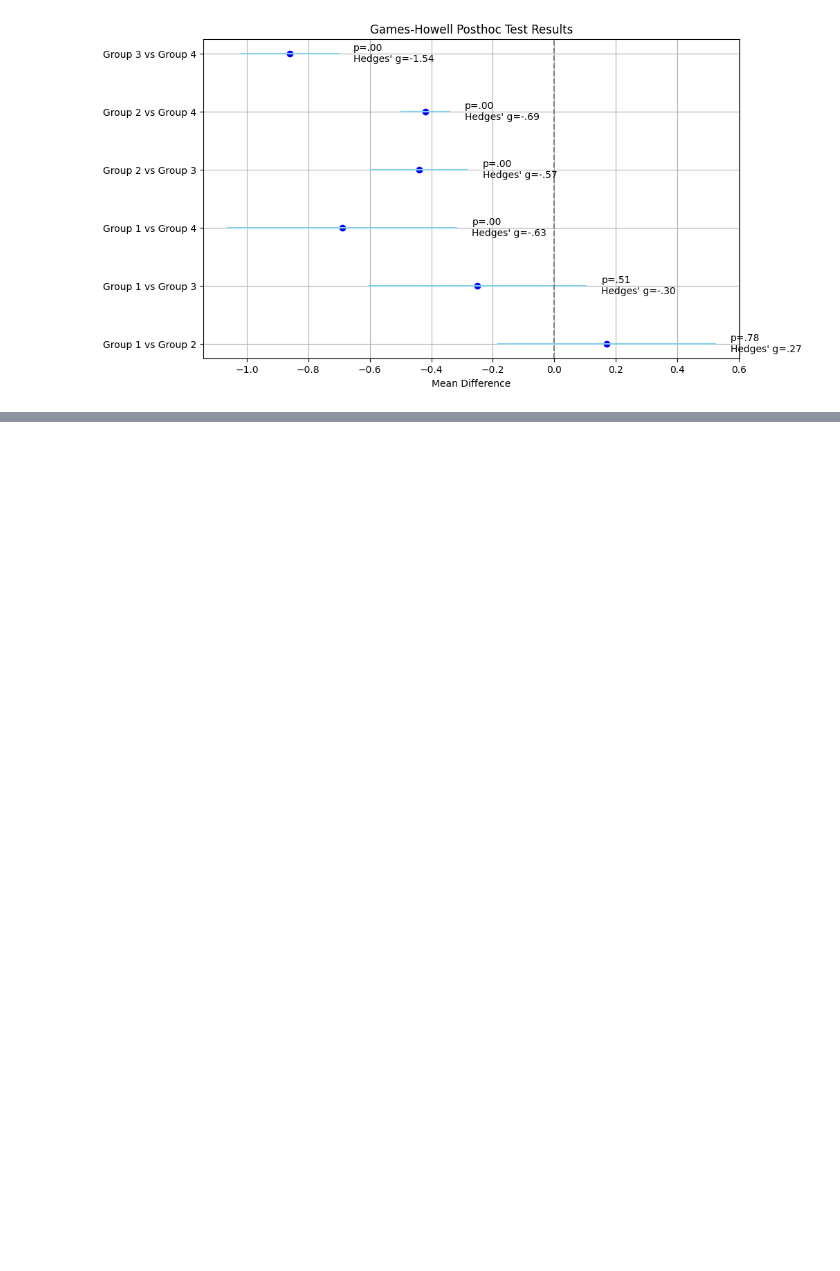
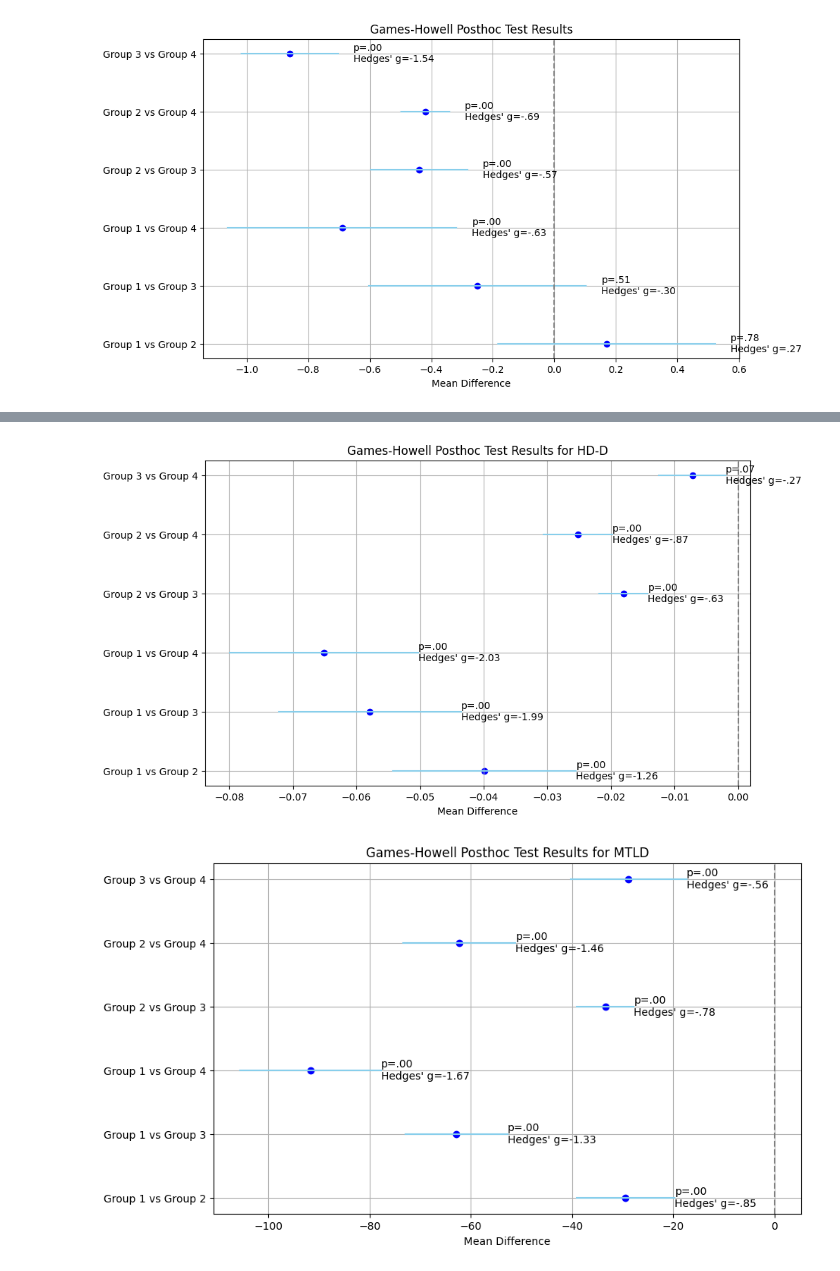
Before and after one commit to Vakhranev/MDB, a Jupyter notebook: Графики.ipynb, the cells around one changed output, grey strips where cells are left out. Cells and saved outputs as stored; diff of their text form; code cells hidden in the pictures; blank space fills up the shorter version.

```diff
--- a/Графики.ipynb
+++ b/Графики.ipynb
@@ -34,0 +135,62 @@ plt.show()
+# %%
+import matplotlib.pyplot as plt
+import numpy as np
+
+# Данные для HD-D
+groups_hd = ["Group 1 vs Group 2", "Group 1 vs Group 3", "Group 1 vs Group 4", "Group 2 vs Group 3", "Group 2 vs Group 4", "Group 3 vs Group 4"]
+mean_diff_hd = [-0.039860, -0.057888, -0.065083, -0.018029, -0.025223, -0.007195]
+se_hd = [0.007340, 0.007300, 0.007557, 0.001961, 0.002768, 0.002660]
+p_values_hd = [".00", ".00", ".00", ".00", ".00", ".07"]
+hedges_g_hd = ["-1.26", "-1.99", "-2.03", "-.63", "-.87", "-.27"]
+
+# Расчет доверительных интервалов
+z_score_hd = 1.96
+conf_intervals_hd = [
+    (md - z_score_hd * s, md + z_score_hd * s) for md, s in zip(mean_diff_hd, se_hd)
+]
+
+# Построение графика для HD-D
+plt.figure(figsize=(10, 6))
+for i, (group, ci, p, h) in enumerate(zip(groups_hd, conf_intervals_hd, p_values_hd, hedges_g_hd)):
+    plt.plot(ci, [i, i], color="skyblue")
+    plt.scatter(mean_diff_hd[i], i, color="blue")
+    plt.text(ci[1], i, f"p={p}\nHedges' g={h}", va='center')
+
+# Элементы оформления
+plt.yticks(range(len(groups_hd)), groups_hd)
+plt.axvline(0, color='grey', linestyle='--')
+plt.xlabel("Mean Difference")
+plt.title("Games-Howell Posthoc Test Results for HD-D")
+plt.grid(True)
+plt.show()
+
+# Данные для MTLD
+groups_mtld = ["Group 1 vs Group 2", "Group 1 vs Group 3", "Group 1 vs Group 4", "Group 2 vs Group 3", "Group 2 vs Group 4", "Group 3 vs Group 4"]
+mean_diff_mtld = [-29.418878, -62.866924, -91.678912, -33.448047, -62.260035, -28.811988]
+se_mtld = [4.943951, 5.156825, 7.082474, 2.873149, 5.641239, 5.828702]
+p_values_mtld = [".00", ".00", ".00", ".00", ".00", ".00"]
+hedges_g_mtld = ["-.85", "-1.33", "-1.67", "-.78", "-1.46", "-.56"]
+
+# Расчет доверительных интервалов
+z_score_mtld = 1.96
+conf_intervals_mtld = [
+    (md - z_score_mtld * s, md + z_score_mtld * s) for md, s in zip(mean_diff_mtld, se_mtld)
+]
+
+# Построение графика для MTLD
+plt.figure(figsize=(10, 6))
+for i, (group, ci, p, h) in enumerate(zip(groups_mtld, conf_intervals_mtld, p_values_mtld, hedges_g_mtld)):
+    plt.plot(ci, [i, i], color="skyblue")
+    plt.scatter(mean_diff_mtld[i], i, color="blue")
+    plt.text(ci[1] + 0.05, i, f"p={p}\nHedges' g={h}", va='center')
+
+# Элементы оформления
+plt.yticks(range(len(groups_mtld)), groups_mtld)
+plt.axvline(0, color='grey', linestyle='--')
+plt.xlabel("Mean Difference")
+plt.title("Games-Howell Posthoc Test Results for MTLD")
+plt.grid(True)
+plt.show()
+# %% [output]
+[figure, added]
+[figure, added]
```
Also changed, not shown: parts of 5 cells of this notebook.
